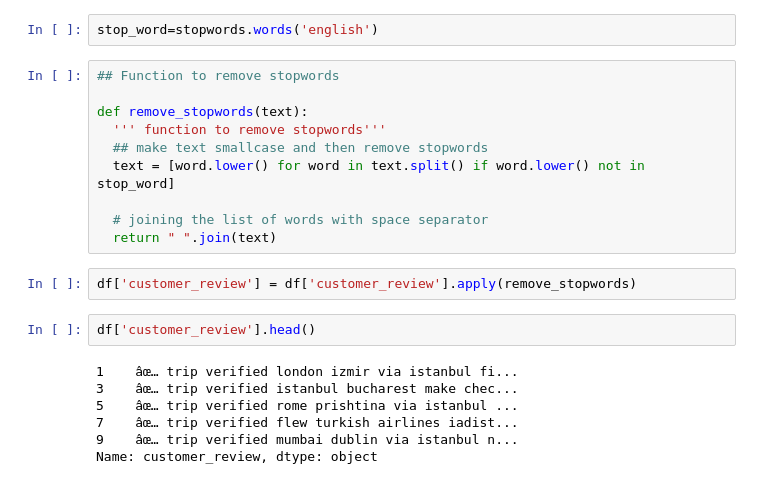
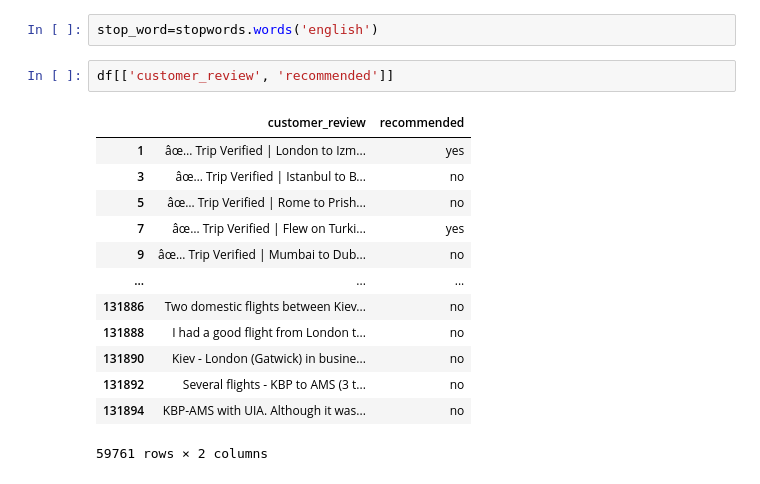
Before and after one commit to handetushar/Airline-Passenger-Referral-Prediction, a Jupyter notebook: Individual_notebook.ipynb, the cells around one changed output. Cells and saved outputs as stored; diff of their text form.

```diff
--- a/Individual_notebook.ipynb
+++ b/Individual_notebook.ipynb
@@ -228,24 +231,19 @@ df['customer_review'].head()
 Name: customer_review, dtype: object
 # %%
 stop_word=stopwords.words('english')
-# %%
-## Function to remove stopwords
-
-def remove_stopwords(text):
-  ''' function to remove stopwords'''
-  ## make text smallcase and then remove stopwords
-  text = [word.lower() for word in text.split() if word.lower() not in stop_word]
-
-  # joining the list of words with space separator
-  return " ".join(text)
-# %%
-df['customer_review'] = df['customer_review'].apply(remove_stopwords)
 # %%
-df['customer_review'].head()
+df[['customer_review', 'recommended']]
 # %% [output]
+|  | customer_review | recommended |
+| 1 | âœ… Trip Verified | London to Izm... | yes |
+| 3 | âœ… Trip Verified | Istanbul to B... | no |
+| 5 | âœ… Trip Verified | Rome to Prish... | no |
+| 7 | âœ… Trip Verified | Flew on Turki... | yes |
+| 9 | âœ… Trip Verified | Mumbai to Dub... | no |
+| ... | ... | ... |
+| 131886 | Two domestic flights between Kiev... | no |
+| 131888 | I had a good flight from London t... | no |
+| 131890 | Kiev - London (Gatwick) in busine... | no |
+| 131892 | Several flights - KBP to AMS (3 t... | no |
+| 131894 | KBP-AMS with UIA. Although it was... | no |
-1    âœ… trip verified london izmir via istanbul fi...
-3    âœ… trip verified istanbul bucharest make chec...
-5    âœ… trip verified rome prishtina via istanbul ...
-7    âœ… trip verified flew turkish airlines iadist...
-9    âœ… trip verified mumbai dublin via istanbul n...
-Name: customer_review, dtype: object
+59761 rows × 2 columns
```
Also changed, not shown: parts of 27 cells of this notebook.
